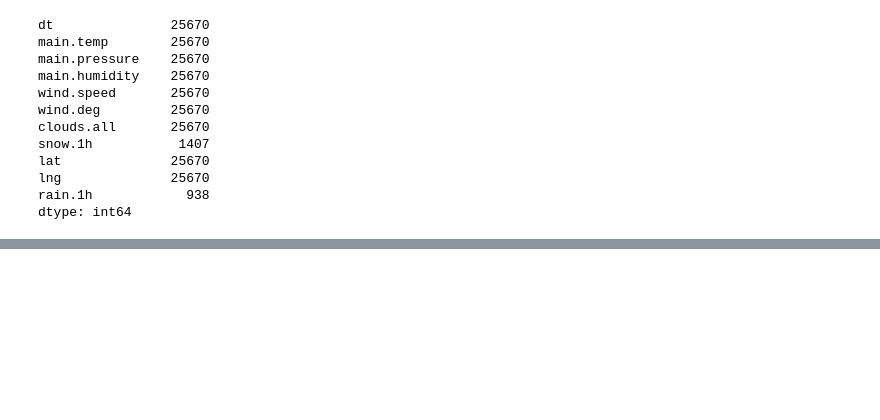
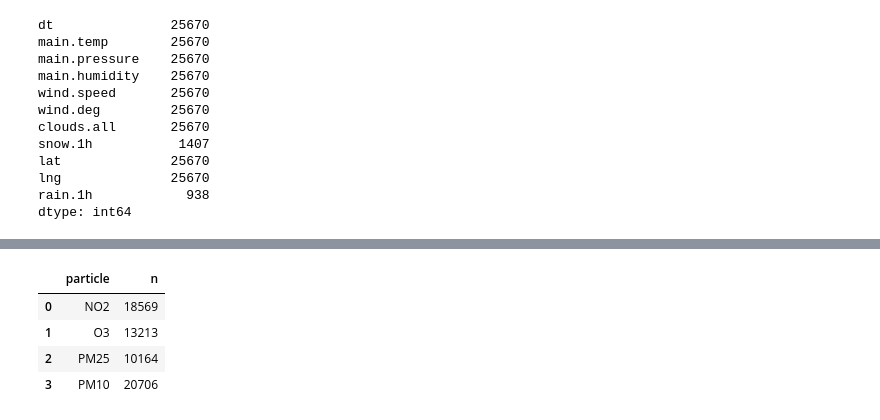
Before and after one commit to wesolowskip/apache-air, a Jupyter notebook: spark/base_models_learning/merge_weather_and_air_data.ipynb, the cells around one changed output, grey strips where cells are left out. Saved outputs shown, nothing was run; the diff lists cells and outputs as text; code cells hidden in the pictures; blank space fills up the shorter version.

```diff
--- a/spark/base_models_learning/merge_weather_and_air_data.ipynb
+++ b/spark/base_models_learning/merge_weather_and_air_data.ipynb
@@ -78,3 +130,17 @@ data['weekday'] = data['time'].apply(lambda x: x.weekday())
 data = data.drop(['time', 'time_unix_plus_1h', 'lat', 'lng', 'time_unix'], axis=1)
 # %%
 data = data.rename({col: col.replace('.', '_') for col in data.columns}, axis=1)
+# %%
+particles = ['NO2', 'O3', 'PM25', 'PM10']
+# %%
+counts = []
+for particle in particles:
+    n = len(data[(data[f'{particle}_future'] == data[f'{particle}_future']) & (data[f'{particle}_present'] == data[f'{particle}_present'])])
+    counts.append((particle, n))
+pd.DataFrame(counts, columns=['particle', 'n'])
+# %% [output]
+|  | particle | n |
+| 0 | NO2 | 18569 |
+| 1 | O3 | 13213 |
+| 2 | PM25 | 10164 |
+| 3 | PM10 | 20706 |
```
Also changed, not shown: parts of 5 cells of this notebook, 7 other files.
